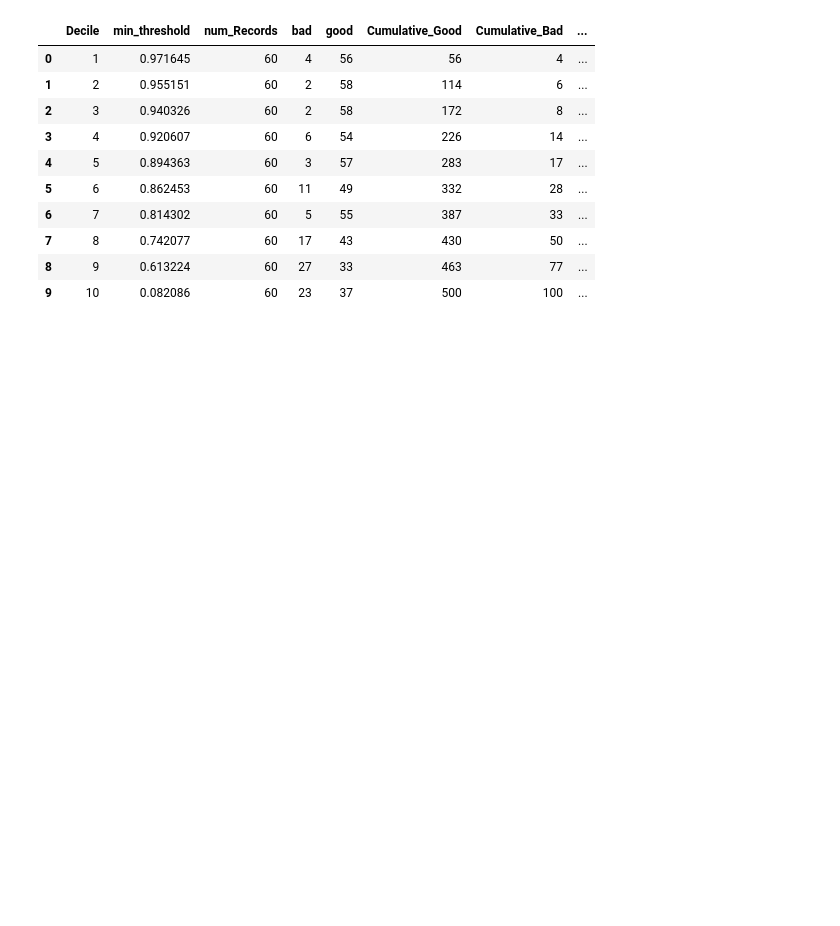
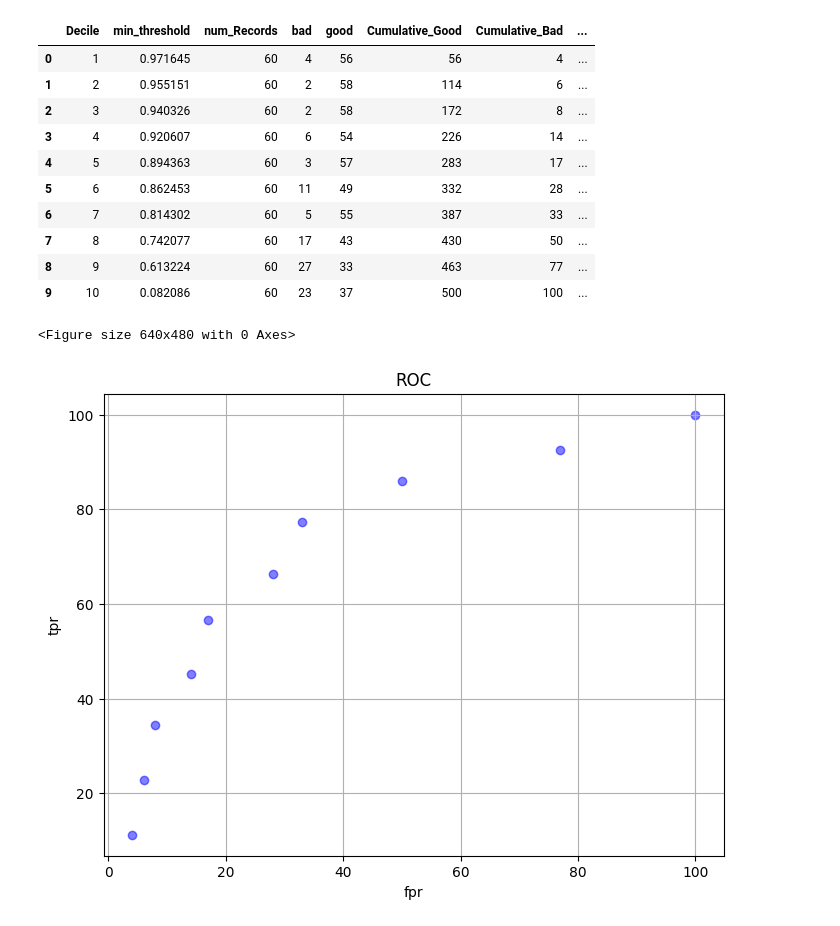
Before and after one commit to krithisudhir/creditscoremodel, a Jupyter notebook: CreditScoringModel.ipynb, the cells around one changed output. Cells and saved outputs as stored; diff of their text form; code cells hidden in the pictures; blank space fills up the shorter version.

Commit message:
ROC Curve

```diff
--- a/CreditScoringModel.ipynb
+++ b/CreditScoringModel.ipynb
@@ -255,8 +255,9 @@ total_good_sum = summary_df['good'].sum()
 total_bad_sum = summary_df['bad'].sum()
 
 # Calculate the cumulative percentage
-summary_df['Cumulative_Good_Percentage'] = (summary_df['Cumulative_Good'] / total_good_sum) * 100
+summary_df['Cumulative_Good_Percentage'] = (summary_df['Cumulative_Good'] / total_good_sum) * 100 #sensitivity
 summary_df['Cumulative_Bad_Percentage'] = (summary_df['Cumulative_Bad'] / total_bad_sum) * 100
+summary_df['Cumulative_Bad_Avoided_Percentage'] = (100-summary_df['Cumulative_Bad_Percentage'])  #1-specificity
 summary_df
 # %% [output]
 |  | Decile | min_threshold | num_Records | bad | good | Cumulative_Good | Cumulative_Bad | ... |
@@ -270,3 +271,19 @@ summary_df
 | 7 | 8 | 0.742077 | 60 | 17 | 43 | 430 | 50 | ... |
 | 8 | 9 | 0.613224 | 60 | 27 | 33 | 463 | 77 | ... |
 | 9 | 10 | 0.082086 | 60 | 23 | 37 | 500 | 100 | ... |
+# %%
+#ROC curve
+import matplotlib.pyplot as plt
+tpr=summary_df['Cumulative_Good_Percentage']
+fpr=summary_df['Cumulative_Bad_Percentage']
+plt.clf()
+plt.figure(figsize=(8, 6))  # Adjust the figure size if needed
+plt.scatter(fpr, tpr, color='blue', alpha=0.5)  # Adjust the color and transparency as needed
+plt.xlabel('fpr')  # Set the label for the x-axis
+plt.ylabel('tpr')  # Set the label for the y-axis
+plt.title('ROC')  # Set the title of the plot
+plt.grid(True)  # Add gridlines to the plot if desired
+plt.show()
+# %% [output]
+<Figure size 640x480 with 0 Axes>
+[figure, added]
```
